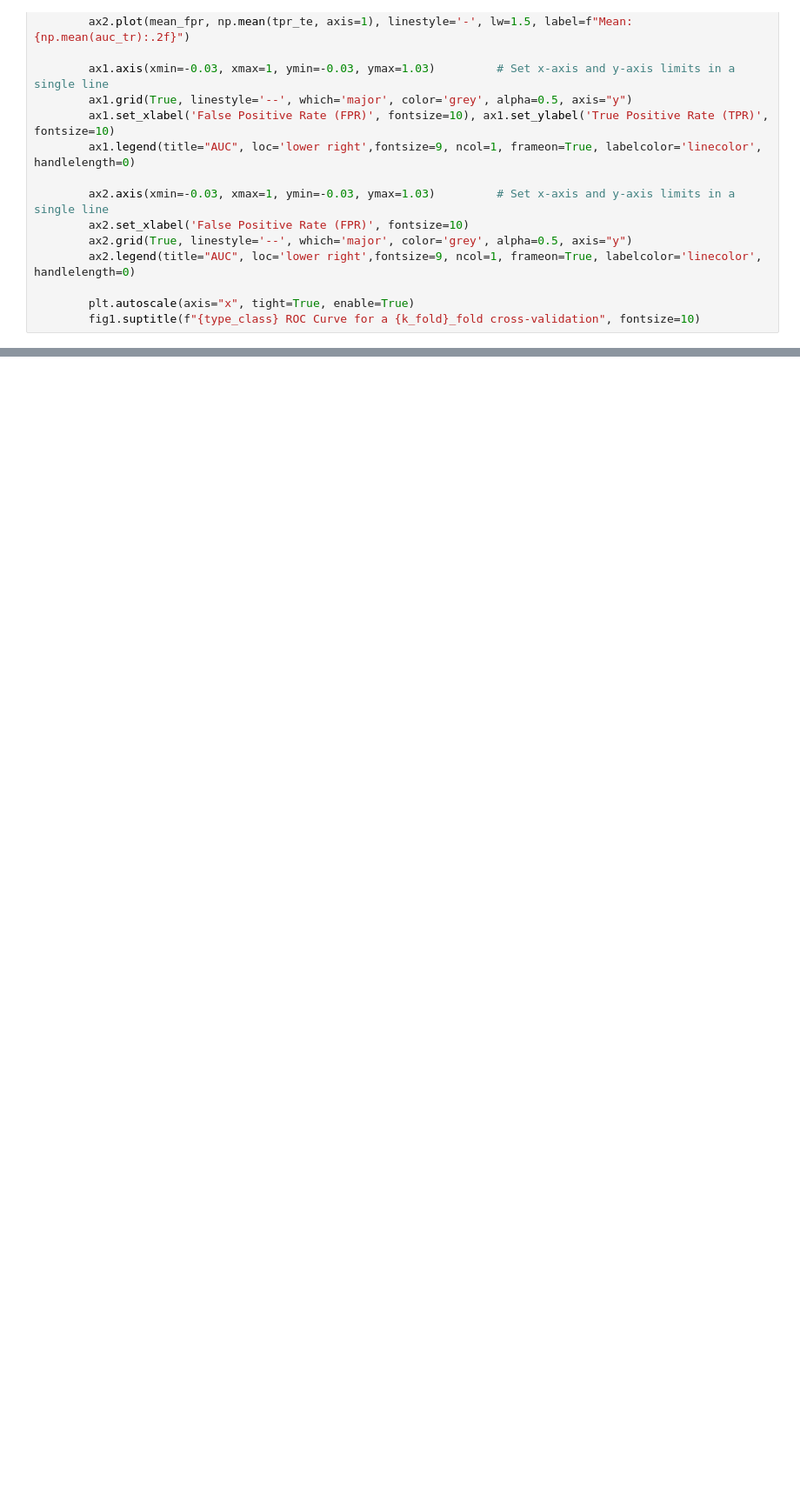
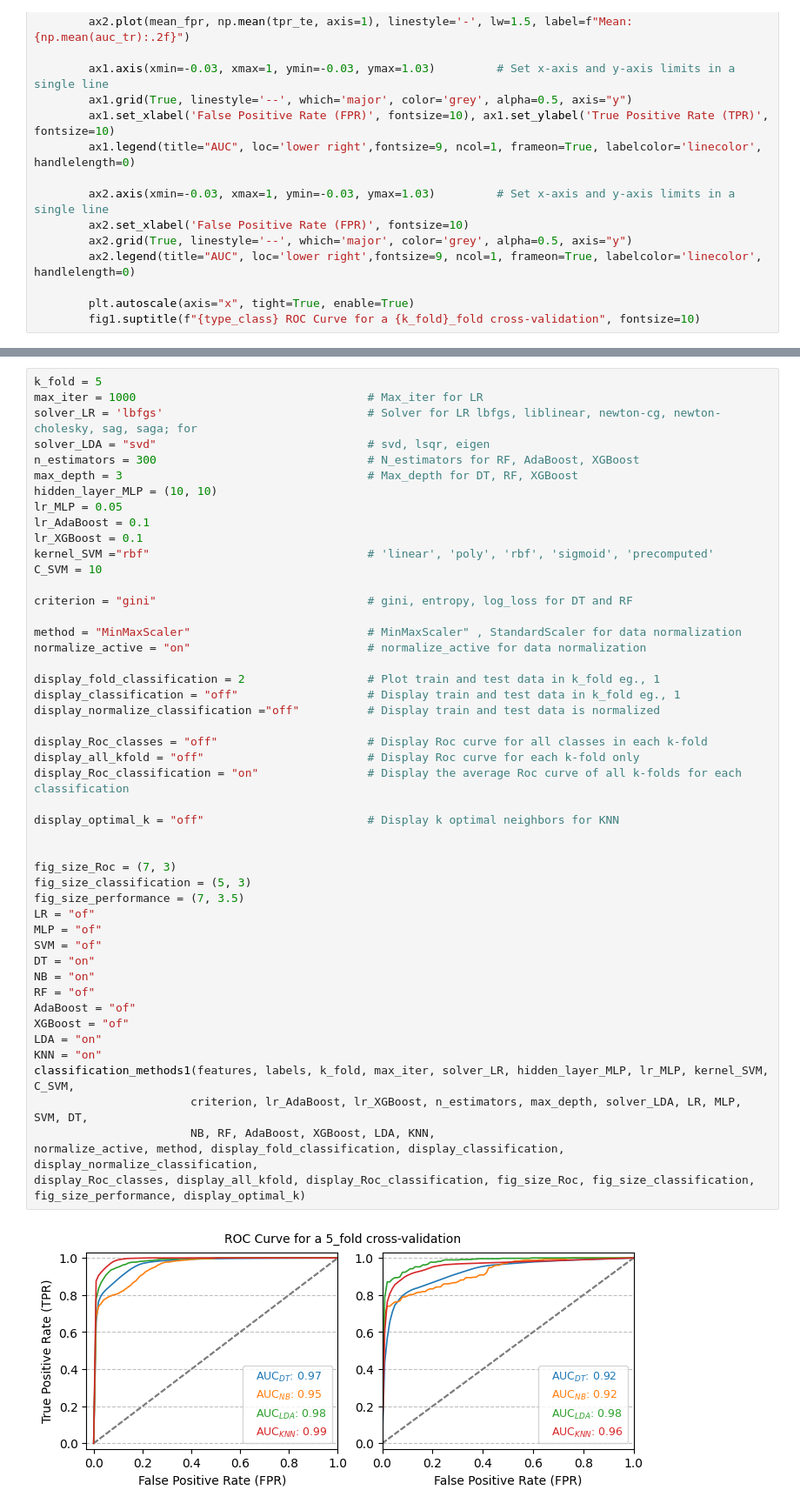
Before and after one commit to RezaSaadatyar/SSVEP-based-EEG-signal-processing, a Jupyter notebook: Code/Python/SSVEP.ipynb, the cells around one changed output, grey strips where cells are left out. Shown at 87% size. Cells and saved outputs as stored; diff of their text form; blank space fills up the shorter version.

```diff
--- a/Code/Python/SSVEP.ipynb
+++ b/Code/Python/SSVEP.ipynb
@@ -1149,0 +1282,51 @@ def knn_optimal(data_train, label_train, data_test, label_test, display_optimal_
+# %%
+k_fold = 5
+max_iter = 1000                                  # Max_iter for LR
+solver_LR = 'lbfgs'                              # Solver for LR lbfgs, liblinear, newton-cg, newton-cholesky, sag, saga; for
+solver_LDA = "svd"                               # svd, lsqr, eigen
+n_estimators = 300                               # N_estimators for RF, AdaBoost, XGBoost
+max_depth = 3                                    # Max_depth for DT, RF, XGBoost
+hidden_layer_MLP = (10, 10)
+lr_MLP = 0.05
+lr_AdaBoost = 0.1
+lr_XGBoost = 0.1
+kernel_SVM ="rbf"                                # 'linear', 'poly', 'rbf', 'sigmoid', 'precomputed'
+C_SVM = 10
+
+criterion = "gini"                               # gini, entropy, log_loss for DT and RF
+
+method = "MinMaxScaler"                          # MinMaxScaler" , StandardScaler for data normalization
+normalize_active = "on"                          # normalize_active for data normalization
+
+display_fold_classification = 2                  # Plot train and test data in k_fold eg., 1
+display_classification = "off"                   # Display train and test data in k_fold eg., 1
+display_normalize_classification ="off"          # Display train and test data is normalized
+
+display_Roc_classes = "off"                      # Display Roc curve for all classes in each k-fold
+display_all_kfold = "off"                        # Display Roc curve for each k-fold only
+display_Roc_classification = "on"                # Display the average Roc curve of all k-folds for each classification
+
+display_optimal_k = "off"                        # Display k optimal neighbors for KNN
+
+
+fig_size_Roc = (7, 3)
+fig_size_classification = (5, 3)
+fig_size_performance = (7, 3.5)
+LR = "of"
+MLP = "of"
+SVM = "of"
+DT = "on"
+NB = "on"
+RF = "of"
+AdaBoost = "of"
+XGBoost = "of"
+LDA = "on"
+KNN = "on"
+classification_methods1(features, labels, k_fold, max_iter, solver_LR, hidden_layer_MLP, lr_MLP, kernel_SVM, C_SVM,
+                       criterion, lr_AdaBoost, lr_XGBoost, n_estimators, max_depth, solver_LDA, LR, MLP, SVM, DT,
+                       NB, RF, AdaBoost, XGBoost, LDA, KNN,
+normalize_active, method, display_fold_classification, display_classification, display_normalize_classification,
+display_Roc_classes, display_all_kfold, display_Roc_classification, fig_size_Roc, fig_size_classification,
+fig_size_performance, display_optimal_k)
+# %% [output]
+[figure, added]
```
Also changed, not shown: parts of 17 cells of this notebook.
